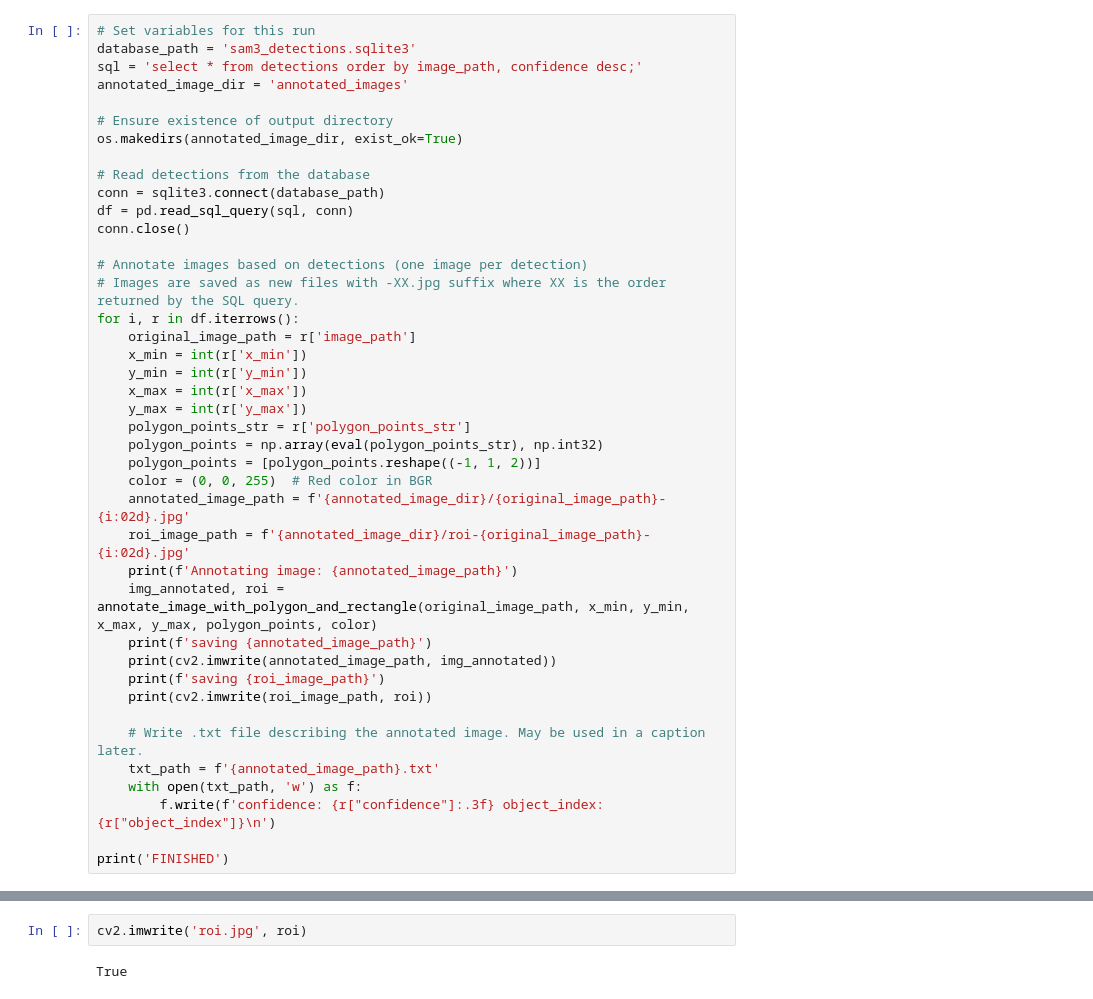
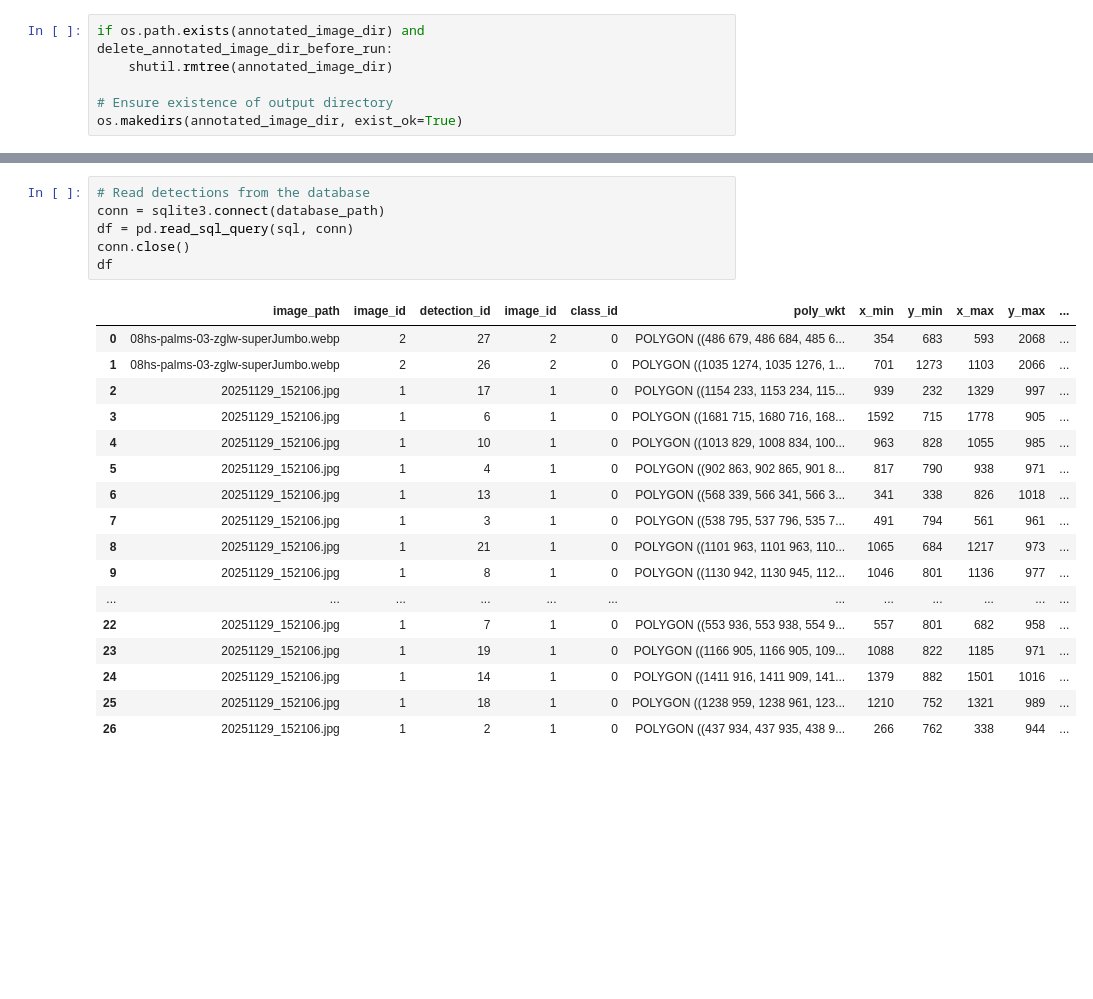
Before and after one commit to aubreymoore/sam3-2026-01-31, a Jupyter notebook: visualizer.ipynb, the cells around one changed output, grey strips where cells are left out. Saved outputs shown, nothing was run; the diff lists cells and outputs as text; blank space fills up the shorter version.

```diff
--- a/visualizer.ipynb
+++ b/visualizer.ipynb
@@ -31,41 +53,6 @@ def annotate_image_with_polygon_and_rectangle(original_image_path, x_min, y_min,
 # %%
-# Set variables for this run
-database_path = 'sam3_detections.sqlite3'
-sql = 'select * from detections order by image_path, confidence desc;'
-annotated_image_dir = 'annotated_images'
+if os.path.exists(annotated_image_dir) and delete_annotated_image_dir_before_run:
+    shutil.rmtree(annotated_image_dir)
 
 # Ensure existence of output directory
 os.makedirs(annotated_image_dir, exist_ok=True)
-
-# Read detections from the database
-conn = sqlite3.connect(database_path)
-df = pd.read_sql_query(sql, conn)
-conn.close()
-
-# Annotate images based on detections (one image per detection)
-# Images are saved as new files with -XX.jpg suffix where XX is the order returned by the SQL query.
-for i, r in df.iterrows():
-    original_image_path = r['image_path']
-    x_min = int(r['x_min'])
-    y_min = int(r['y_min'])
-    x_max = int(r['x_max'])
-    y_max = int(r['y_max'])
-    polygon_points_str = r['polygon_points_str']
-    polygon_points = np.array(eval(polygon_points_str), np.int32)
-    polygon_points = [polygon_points.reshape((-1, 1, 2))]
-    color = (0, 0, 255)  # Red color in BGR
-    annotated_image_path = f'{annotated_image_dir}/{original_image_path}-{i:02d}.jpg'
-    roi_image_path = f'{annotated_image_dir}/roi-{original_image_path}-{i:02d}.jpg'
-    print(f'Annotating image: {annotated_image_path}')
-    img_annotated, roi = annotate_image_with_polygon_and_rectangle(original_image_path, x_min, y_min, x_max, y_max, polygon_points, color)
-    print(f'saving {annotated_image_path}')
-    print(cv2.imwrite(annotated_image_path, img_annotated))
-    print(f'saving {roi_image_path}')
-    print(cv2.imwrite(roi_image_path, roi))
-
-    # Write .txt file describing the annotated image. May be used in a caption later.
-    txt_path = f'{annotated_image_path}.txt'
-    with open(txt_path, 'w') as f:
-        f.write(f'confidence: {r["confidence"]:.3f} object_index: {r["object_index"]}\n')
-
-print('FINISHED')
@@ -90,4 +59,24 @@ FINISHED
-# %%
-cv2.imwrite('roi.jpg', roi)
-# %% [output]
-True
+# %%
+# Read detections from the database
+conn = sqlite3.connect(database_path)
+df = pd.read_sql_query(sql, conn)
+conn.close()
+df
+# %% [output]
+|  | image_path | image_id | detection_id | image_id | class_id | poly_wkt | x_min | y_min | x_max | y_max | ... |
+| 0 | 08hs-palms-03-zglw-superJumbo.webp | 2 | 27 | 2 | 0 | POLYGON ((486 679, 486 684, 485 6... | 354 | 683 | 593 | 2068 | ... |
+| 1 | 08hs-palms-03-zglw-superJumbo.webp | 2 | 26 | 2 | 0 | POLYGON ((1035 1274, 1035 1276, 1... | 701 | 1273 | 1103 | 2066 | ... |
+| 2 | 20251129_152106.jpg | 1 | 17 | 1 | 0 | POLYGON ((1154 233, 1153 234, 115... | 939 | 232 | 1329 | 997 | ... |
+| 3 | 20251129_152106.jpg | 1 | 6 | 1 | 0 | POLYGON ((1681 715, 1680 716, 168... | 1592 | 715 | 1778 | 905 | ... |
+| 4 | 20251129_152106.jpg | 1 | 10 | 1 | 0 | POLYGON ((1013 829, 1008 834, 100... | 963 | 828 | 1055 | 985 | ... |
+| 5 | 20251129_152106.jpg | 1 | 4 | 1 | 0 | POLYGON ((902 863, 902 865, 901 8... | 817 | 790 | 938 | 971 | ... |
+| 6 | 20251129_152106.jpg | 1 | 13 | 1 | 0 | POLYGON ((568 339, 566 341, 566 3... | 341 | 338 | 826 | 1018 | ... |
+| 7 | 20251129_152106.jpg | 1 | 3 | 1 | 0 | POLYGON ((538 795, 537 796, 535 7... | 491 | 794 | 561 | 961 | ... |
+| 8 | 20251129_152106.jpg | 1 | 21 | 1 | 0 | POLYGON ((1101 963, 1101 963, 110... | 1065 | 684 | 1217 | 973 | ... |
+| 9 | 20251129_152106.jpg | 1 | 8 | 1 | 0 | POLYGON ((1130 942, 1130 945, 112... | 1046 | 801 | 1136 | 977 | ... |
+| ... | ... | ... | ... | ... | ... | ... | ... | ... | ... | ... | ... |
+| 22 | 20251129_152106.jpg | 1 | 7 | 1 | 0 | POLYGON ((553 936, 553 938, 554 9... | 557 | 801 | 682 | 958 | ... |
+| 23 | 20251129_152106.jpg | 1 | 19 | 1 | 0 | POLYGON ((1166 905, 1166 905, 109... | 1088 | 822 | 1185 | 971 | ... |
+| 24 | 20251129_152106.jpg | 1 | 14 | 1 | 0 | POLYGON ((1411 916, 1411 909, 141... | 1379 | 882 | 1501 | 1016 | ... |
+| 25 | 20251129_152106.jpg | 1 | 18 | 1 | 0 | POLYGON ((1238 959, 1238 961, 123... | 1210 | 752 | 1321 | 989 | ... |
+| 26 | 20251129_152106.jpg | 1 | 2 | 1 | 0 | POLYGON ((437 934, 437 935, 438 9... | 266 | 762 | 338 | 944 | ... |
```
Also changed, not shown: parts of 7 cells of this notebook, 2 other files.
